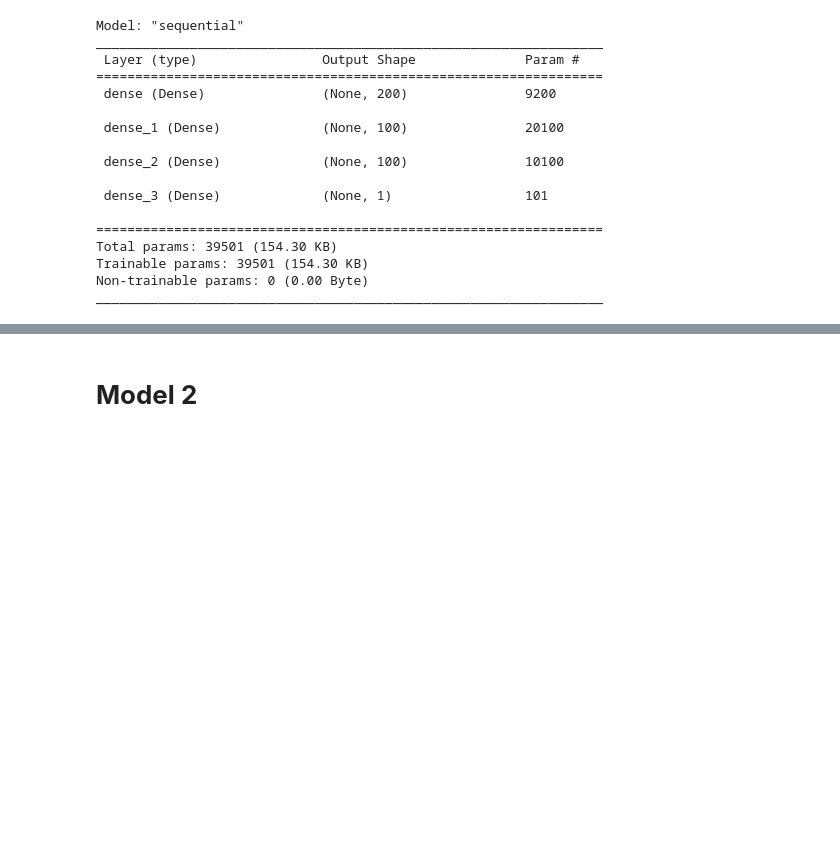
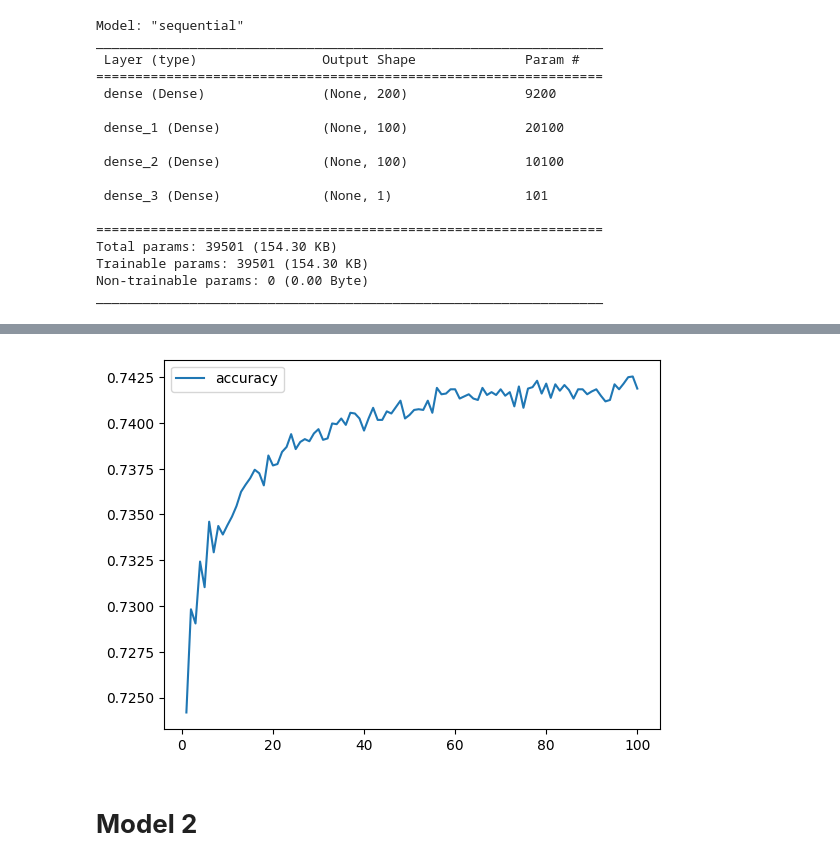
Before and after one commit to Kaileycar/deep-learning-challenge, a Jupyter notebook: Notebooks/AlphabetSoupCharity_Optimization.ipynb, the cells around one changed output, grey strips where cells are left out. Drawn from its saved outputs; the diff is of its cells as text; code cells hidden in the pictures; blank space fills up the shorter version.

```diff
--- a/Notebooks/AlphabetSoupCharity_Optimization.ipynb
+++ b/Notebooks/AlphabetSoupCharity_Optimization.ipynb
@@ -268,3 +280,9 @@ Loss: 0.5673526525497437, Accuracy: 0.7238484025001526
+# %%
+# Plot the accuracy
+history_df_1.plot(y="accuracy")
+plt.show()
+# %% [output]
+[figure, added]
 # %%
 # Export our model to HDF5 file
 nn_1.save("AlphabetSoupCharity_Optimization1.h5")
```
Also changed, not shown: parts of 12 cells of this notebook, 3 other files.
